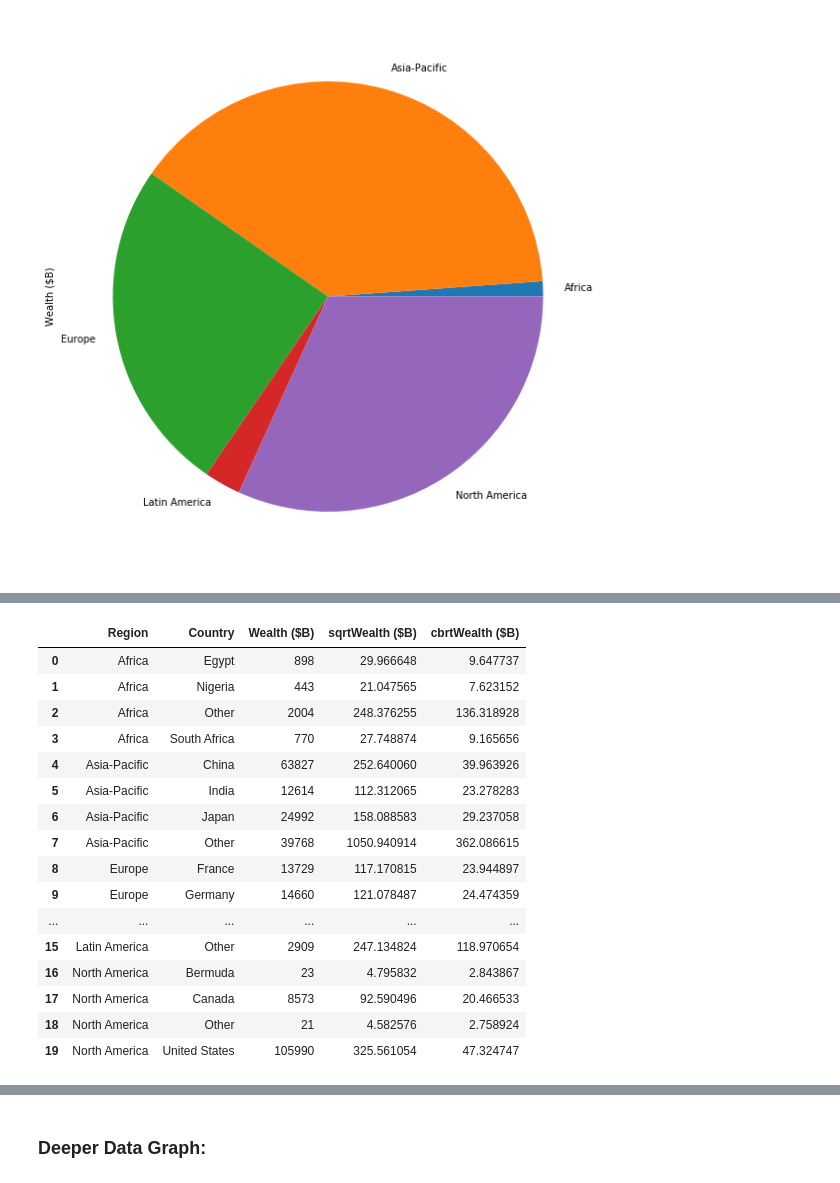
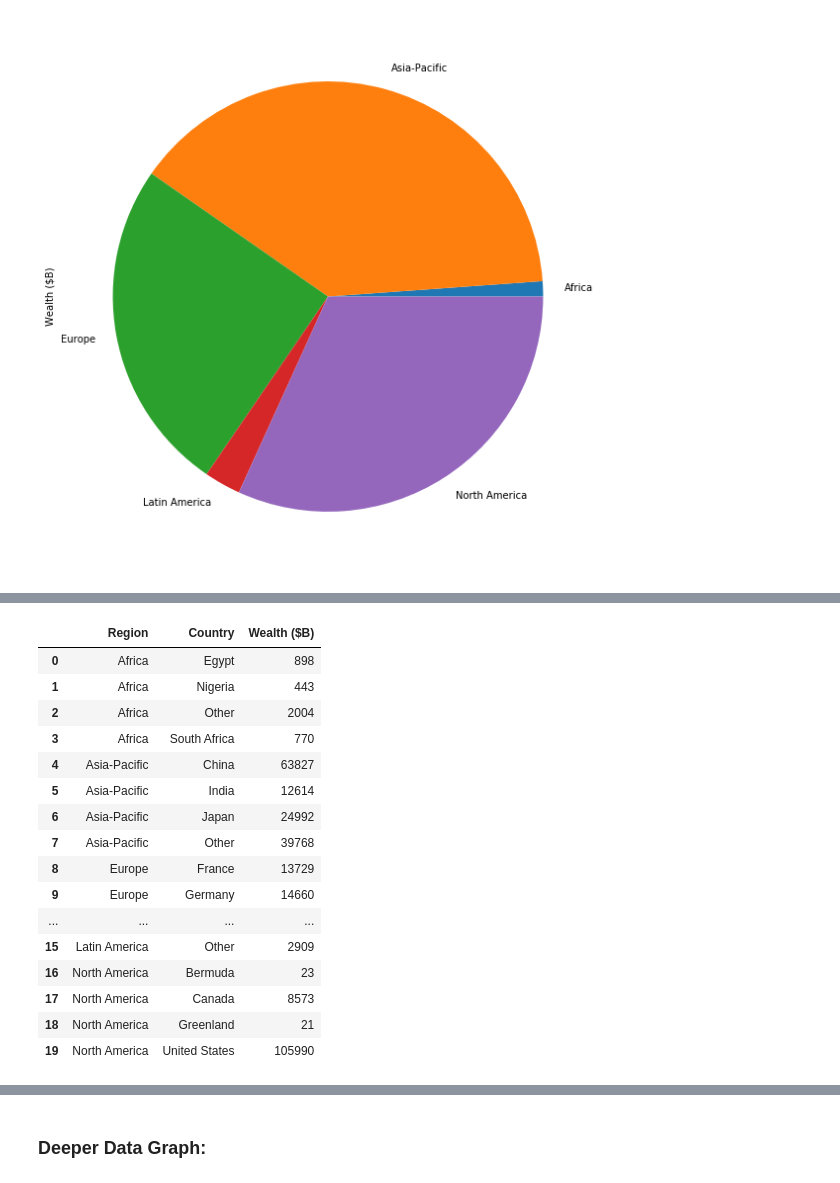
Before and after one commit to rlevv/Makeover_Monday, a Jupyter notebook: 2020W7-World_Weath/World_Wealth.ipynb, the cells around one changed output, grey strips where cells are left out. Drawn from its saved outputs; the diff is of its cells as text; code cells hidden in the pictures.

```diff
--- a/2020W7-World_Weath/World_Wealth.ipynb
+++ b/2020W7-World_Weath/World_Wealth.ipynb
@@ -256,22 +268,31 @@ df_top5
 # %%
-df_top5 = df1.groupby('Region').apply(lambda x: x.replace(x.sort_values(by = 'Wealth ($B)', ascending=False)['Country'][3:].tolist(), 'Other').groupby('Country').sum()).reset_index()
+# Group by Region
+df_top3 = df1.groupby('Region').apply(
+    lambda x: x.replace(
+        # Sort grouped values and sum all below top 3, rename that sum Other
+        x.sort_values(by = 'Wealth ($B)', ascending=False)['Country'][3:].tolist(), 'Other'
+    ).groupby('Country').sum()
+).reset_index()
 
-df_top5
+# North America has only 4 countries, we want to keep the 4th Greenland not Other
+df_top3.at[18, 'Country'] = 'Greenland'
+
+df_top3
 # %% [output]
-|  | Region | Country | Wealth ($B) | sqrtWealth ($B) | cbrtWealth ($B) |
-| 0 | Africa | Egypt | 898 | 29.966648 | 9.647737 |
-| 1 | Africa | Nigeria | 443 | 21.047565 | 7.623152 |
-| 2 | Africa | Other | 2004 | 248.376255 | 136.318928 |
-| 3 | Africa | South Africa | 770 | 27.748874 | 9.165656 |
-| 4 | Asia-Pacific | China | 63827 | 252.640060 | 39.963926 |
-| 5 | Asia-Pacific | India | 12614 | 112.312065 | 23.278283 |
-| 6 | Asia-Pacific | Japan | 24992 | 158.088583 | 29.237058 |
-| 7 | Asia-Pacific | Other | 39768 | 1050.940914 | 362.086615 |
-| 8 | Europe | France | 13729 | 117.170815 | 23.944897 |
-| 9 | Europe | Germany | 14660 | 121.078487 | 24.474359 |
-| ... | ... | ... | ... | ... | ... |
-| 15 | Latin America | Other | 2909 | 247.134824 | 118.970654 |
-| 16 | North America | Bermuda | 23 | 4.795832 | 2.843867 |
-| 17 | North America | Canada | 8573 | 92.590496 | 20.466533 |
-| 18 | North America | Other | 21 | 4.582576 | 2.758924 |
-| 19 | North America | United States | 105990 | 325.561054 | 47.324747 |
+|  | Region | Country | Wealth ($B) |
+| 0 | Africa | Egypt | 898 |
+| 1 | Africa | Nigeria | 443 |
+| 2 | Africa | Other | 2004 |
+| 3 | Africa | South Africa | 770 |
+| 4 | Asia-Pacific | China | 63827 |
+| 5 | Asia-Pacific | India | 12614 |
+| 6 | Asia-Pacific | Japan | 24992 |
+| 7 | Asia-Pacific | Other | 39768 |
+| 8 | Europe | France | 13729 |
+| 9 | Europe | Germany | 14660 |
+| ... | ... | ... | ... |
+| 15 | Latin America | Other | 2909 |
+| 16 | North America | Bermuda | 23 |
+| 17 | North America | Canada | 8573 |
+| 18 | North America | Greenland | 21 |
+| 19 | North America | United States | 105990 |
```
Also changed, not shown: parts of 14 cells of this notebook, 2 other files.
